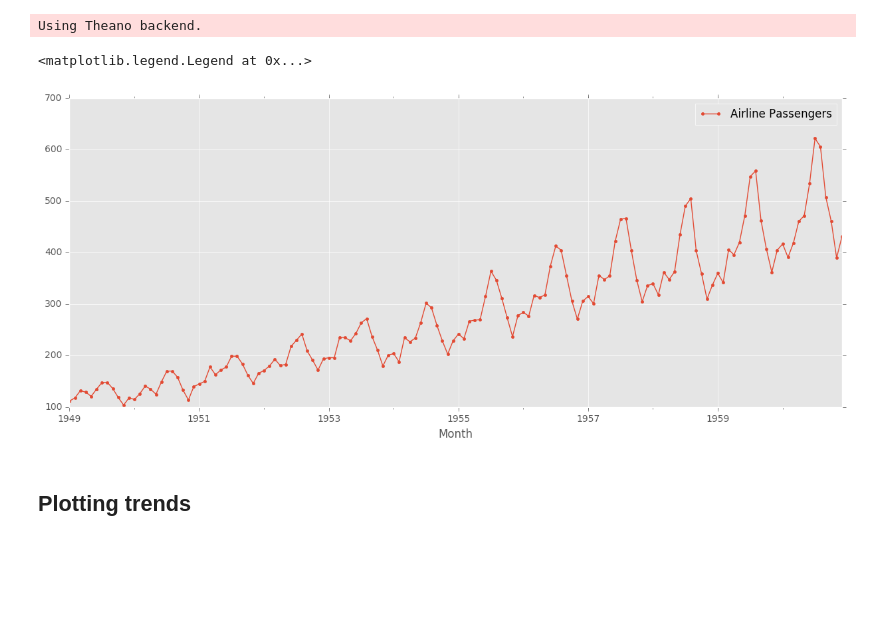
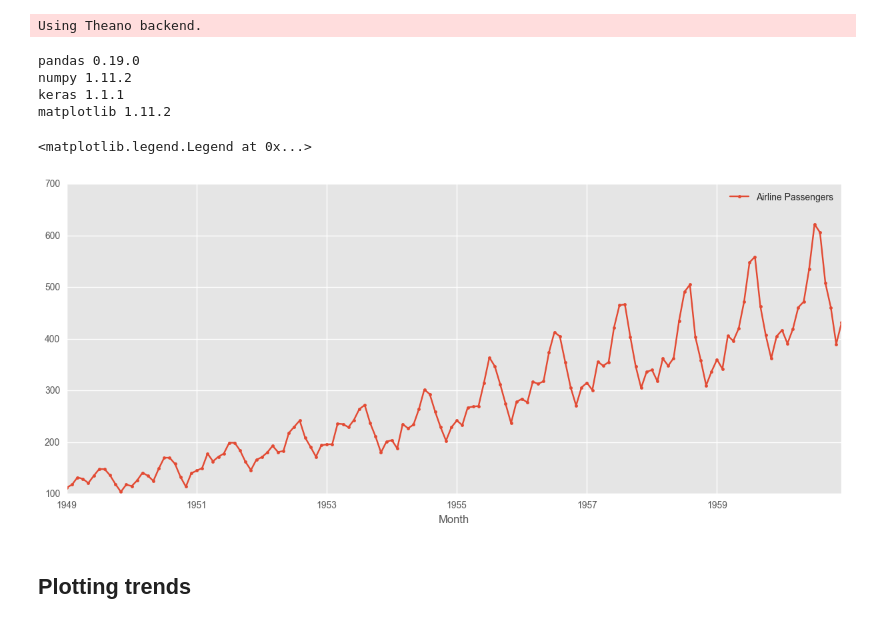
Before and after one commit to smartsystems4u/timeseries_analysis, a Jupyter notebook: Time series analysis techniques.ipynb, the cells around one changed output. Saved outputs shown, nothing was run; the diff lists cells and outputs as text; code cells hidden in the pictures; blank space fills up the shorter version.

```diff
--- a/Time series analysis techniques.ipynb
+++ b/Time series analysis techniques.ipynb
@@ -16,15 +17,25 @@ rcParams['figure.figsize'] = 15, 6
 plt.style.use('ggplot')
 # %% [output]
 Using Theano backend.
+# %%
+print "pandas %s" % (ps.__version__)
+print "numpy %s" % (np.__version__)
+print "keras %s" % (keras.__version__)
+print "matplotlib %s" % (plt.__version__)
+# %% [output]
+pandas 0.19.0
+numpy 1.11.2
+keras 1.1.1
+matplotlib 1.11.2
 # %%
 ap = ps.read_excel('international-airline-passengers.xls', skiprows=14)
 ap.columns = [["Month", "Passengers"]]
-apts = ps.Series(ap.Passengers.values, index=ap.Month)
+apts = ps.Series(ap.Passengers.values.astype('float'), index=ap.Month)
 ax = apts.plot(marker='.', label='Airline Passengers')
 ax.legend()
 # %% [output]
 <matplotlib.legend.Legend at 0x...>
-[figure, old version]
+[figure, new version]
 # %% [markdown]
 ## Plotting trends
 # %%
```
Also changed, not shown: parts of 63 cells of this notebook.
